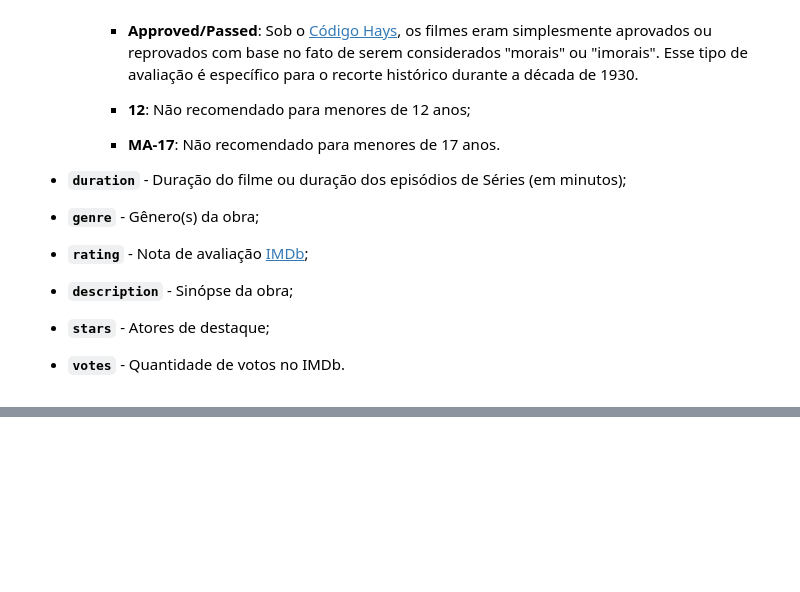
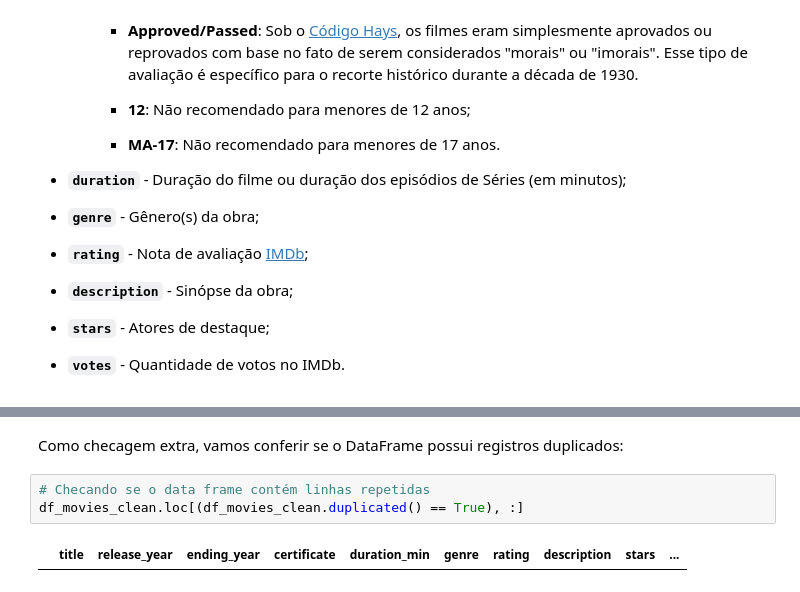
Before and after one commit to JoSEPHDev2022/netflix_movies_analise, a Jupyter notebook: analise.ipynb, the cells around one changed output, grey strips where cells are left out. Cells and saved outputs as stored; diff of their text form; blank space fills up the shorter version.

```diff
--- a/analise.ipynb
+++ b/analise.ipynb
@@ -171,0 +388,7 @@ Para termos uma compreensão ainda maior acerca dos nossos dados, realizaremos u
+# %% [markdown]
+Como checagem extra, vamos conferir se o DataFrame possui registros duplicados:
+# %%
+# Checando se o data frame contém linhas repetidas
+df_movies_clean.loc[(df_movies_clean.duplicated() == True), :]
+# %% [output]
+|  | title | release_year | ending_year | certificate | duration_min | genre | rating | description | stars | ... |
```
Also changed, not shown: parts of 43 cells of this notebook.
